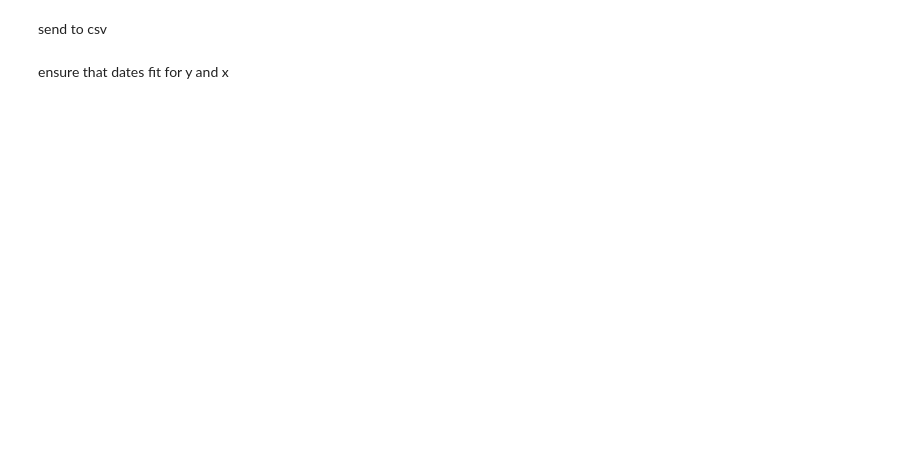
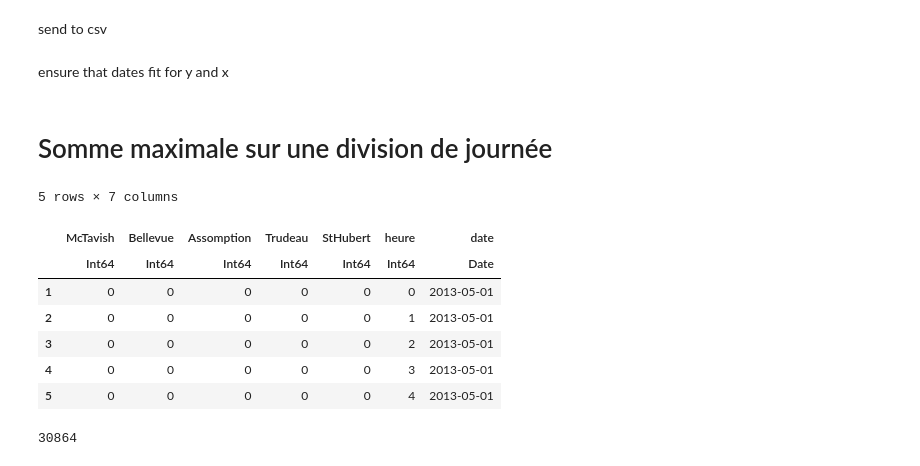
Before and after one commit to SamuelA-L/Prob-et-Stats-IA, a Jupyter notebook: DataSets.ipynb, the cells around one changed output. Drawn from its saved outputs; the diff is of its cells as text; code cells hidden in the pictures; blank space fills up the shorter version.

Commit message:
nouvelles données pour les max sur les sommes de plages horaires

```diff
--- a/DataSets.ipynb
+++ b/DataSets.ipynb
@@ -274,3 +459,22 @@ CSV.write("./data/new_datasets/precipitation_daily_max/x_train.csv", precipitati
 CSV.write("./data/new_datasets/precipitation_daily_max/x_pred.csv", precipitation_daily_max_pred)
 # %%
 CSV.write("./data/new_datasets/surverse_list.csv", surverse_df)
+# %% [markdown]
+# Somme maximale sur une division de journée
+# %%
+filledPrec  = CSV.read("data/new_datasets/precipitation_filed_mean_per_hour.csv", missingstring="-99999")
+
+first(filledPrec,5)
+# %% [output]
+5 rows × 7 columns
+|  | McTavish | Bellevue | Assomption | Trudeau | StHubert | heure | date |
+|  | Int64 | Int64 | Int64 | Int64 | Int64 | Int64 | Date |
+| 1 | 0 | 0 | 0 | 0 | 0 | 0 | 2013-05-01 |
+| 2 | 0 | 0 | 0 | 0 | 0 | 1 | 2013-05-01 |
+| 3 | 0 | 0 | 0 | 0 | 0 | 2 | 2013-05-01 |
+| 4 | 0 | 0 | 0 | 0 | 0 | 3 | 2013-05-01 |
+| 5 | 0 | 0 | 0 | 0 | 0 | 4 | 2013-05-01 |
+# %%
+size(filledPrec,1)
+# %% [output]
+30864
```
Also changed, not shown: parts of 23 cells of this notebook, 9 other files.
